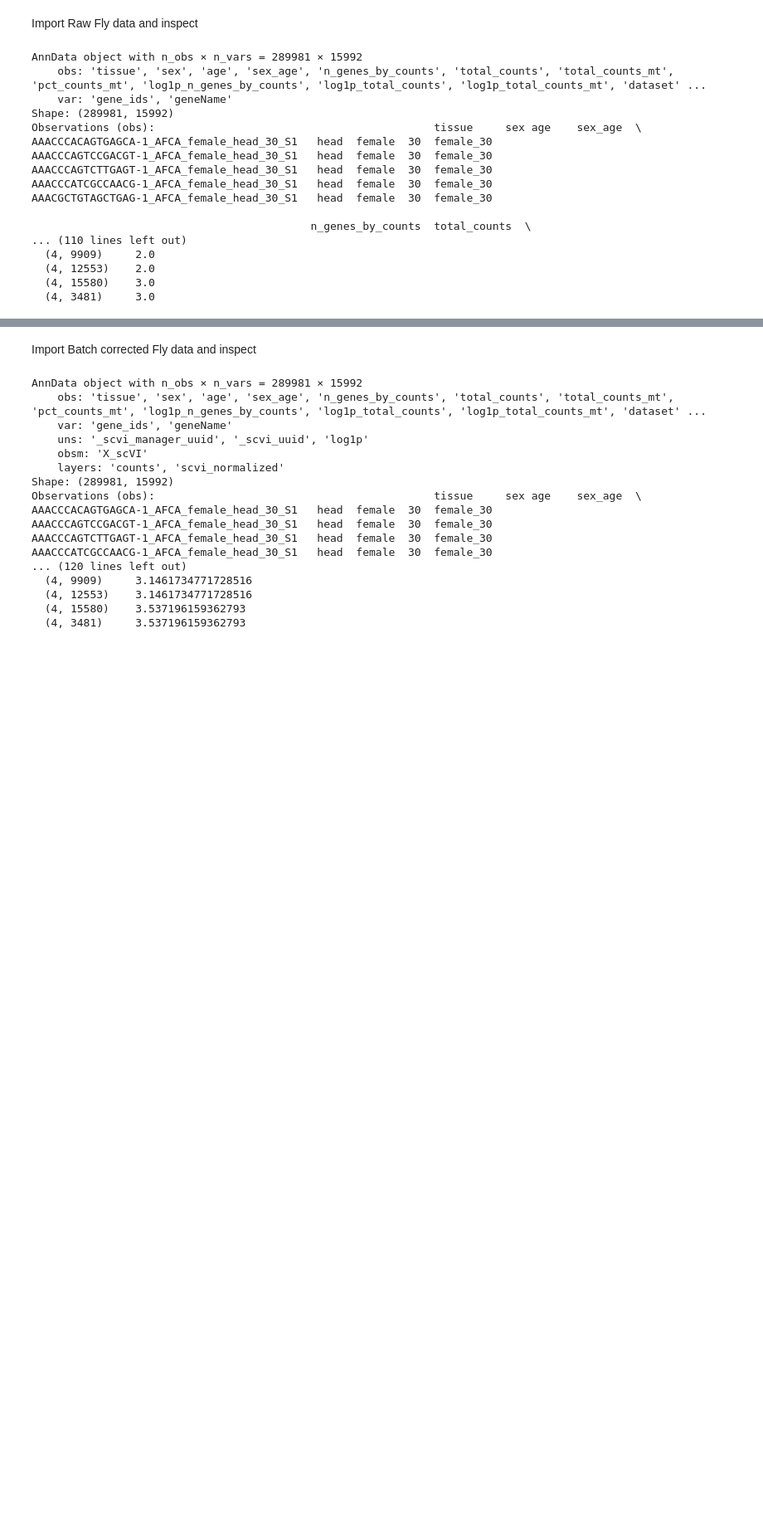
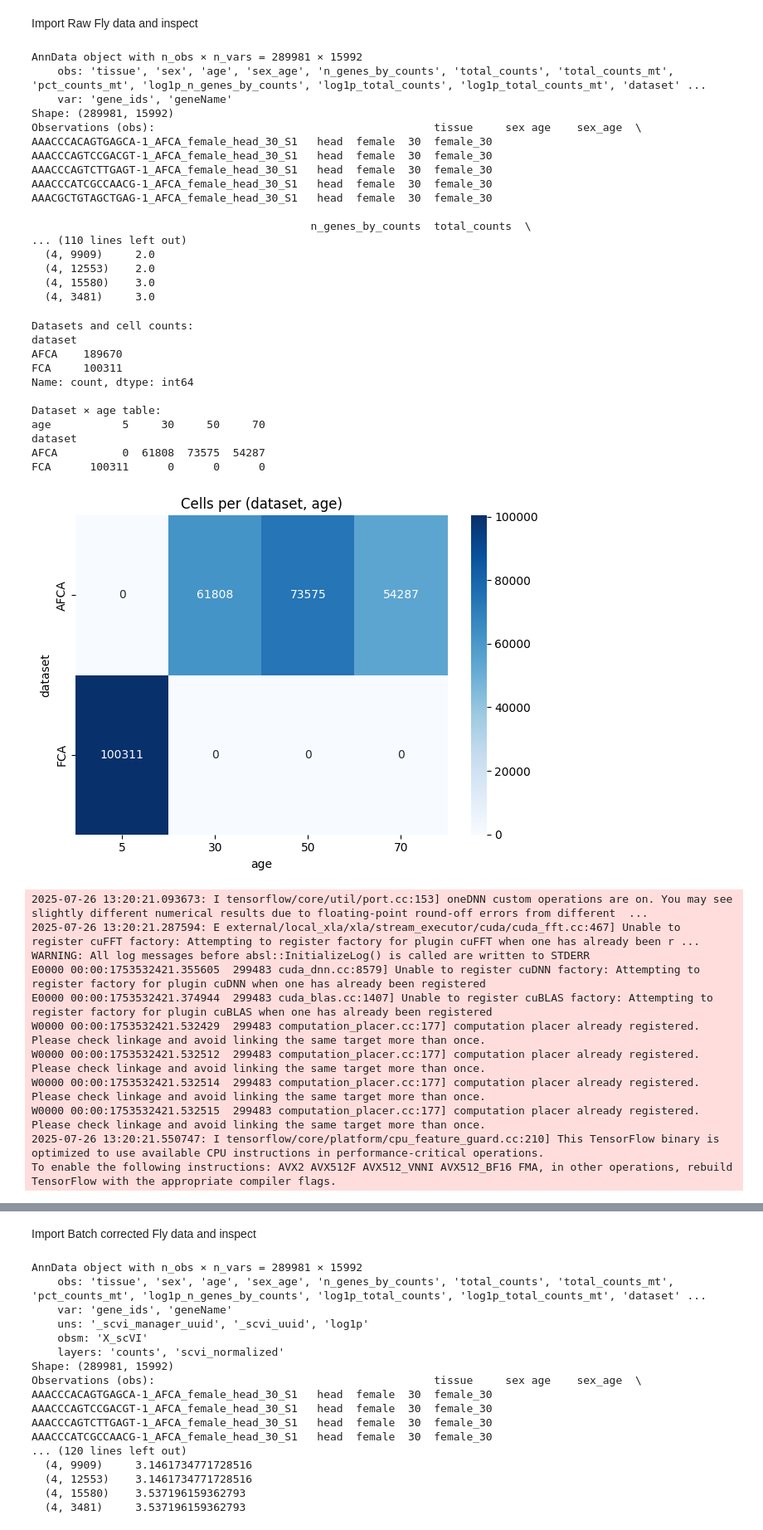
Before and after one commit to rsinghlab/TimeFlies, a Jupyter notebook: batch/anndata.ipynb, the cells around one changed output, grey strips where cells are left out. Shown at 83% size. Saved outputs shown, nothing was run; the diff lists cells and outputs as text; code cells hidden in the pictures; blank space fills up the shorter version.

```diff
--- a/batch/anndata.ipynb
+++ b/batch/anndata.ipynb
@@ -10,16 +14,16 @@ AnnData version: 0.12.1
 Import Raw Fly data and inspect
 # %%
 # Read in AnnData object (replace 'your_file.h5ad' with your file path)
-adata = ad.read_h5ad('fly_original.h5ad')
+ad = ad.read_h5ad('fly_original.h5ad')
 
 # View basic information about the AnnData object
-print(adata)
-print("Shape:", adata.shape)
-print("Observations (obs):", adata.obs.head())
-print("Variables (var):", adata.var.head())
+print(ad)
+print("Shape:", ad.shape)
+print("Observations (obs):", ad.obs.head())
+print("Variables (var):", ad.var.head())
 
 # Look at expression data
-print("Expression data (X):", adata.X[:5])  # Display first
+print("Expression data (X):", ad.X[:5])  # Display first
 # %% [output]
 AnnData object with n_obs × n_vars = 289981 × 15992
     obs: 'tissue', 'sex', 'age', 'sex_age', 'n_genes_by_counts', 'total_counts', 'total_counts_mt', 'pct_counts_mt', 'log1p_n_genes_by_counts', 'log1p_total_counts', 'log1p_total_counts_mt', 'dataset' ...
@@ -38,3 +42,50 @@ AAACGCTGTAGCTGAG-1_AFCA_female_head_30_S1   head  female  30  female_30
   (4, 12553)    2.0
   (4, 15580)    3.0
   (4, 3481)     3.0
+# %%
+# 1. Basic frequencies
+print("\nDatasets and cell counts:")
+print(ad.obs["dataset"].value_counts())
+
+# 2. Cross‑tab with age
+ct = pd.crosstab(ad.obs["dataset"], ad.obs["age"])
+print("\nDataset × age table:")
+print(ct)
+
+# Optional: visualise the crosstab
+sns.heatmap(ct, annot=True, fmt="d", cmap="Blues")
+plt.title("Cells per (dataset, age)")
+plt.tight_layout(); plt.show()
+
+# 3. UMAP coloured by dataset vs. age (on log‑CP10K)
+sc.pp.normalize_total(ad, target_sum=1e4)
+sc.pp.log1p(ad)
+sc.pp.pca(ad)
+sc.pp.neighbors(ad)
+sc.tl.umap(ad)
+
+sc.pl.umap(ad, color=["dataset", "age"], wspace=0.4)
+# %% [output]
+Datasets and cell counts:
+dataset
+AFCA    189670
+FCA     100311
+Name: count, dtype: int64
+
+Dataset × age table:
+age           5     30     50     70
+dataset
+AFCA          0  61808  73575  54287
+FCA      100311      0      0      0
+[figure, added]
+2025-07-26 13:20:21.093673: I tensorflow/core/util/port.cc:153] oneDNN custom operations are on. You may see slightly different numerical results due to floating-point round-off errors from different  ...
+2025-07-26 13:20:21.287594: E external/local_xla/xla/stream_executor/cuda/cuda_fft.cc:467] Unable to register cuFFT factory: Attempting to register factory for plugin cuFFT when one has already been r ...
+WARNING: All log messages before absl::InitializeLog() is called are written to STDERR
+E0000 00:00:1753532421.355605  299483 cuda_dnn.cc:8579] Unable to register cuDNN factory: Attempting to register factory for plugin cuDNN when one has already been registered
+E0000 00:00:1753532421.374944  299483 cuda_blas.cc:1407] Unable to register cuBLAS factory: Attempting to register factory for plugin cuBLAS when one has already been registered
+W0000 00:00:1753532421.532429  299483 computation_placer.cc:177] computation placer already registered. Please check linkage and avoid linking the same target more than once.
+W0000 00:00:1753532421.532512  299483 computation_placer.cc:177] computation placer already registered. Please check linkage and avoid linking the same target more than once.
+W0000 00:00:1753532421.532514  299483 computation_placer.cc:177] computation placer already registered. Please check linkage and avoid linking the same target more than once.
+W0000 00:00:1753532421.532515  299483 computation_placer.cc:177] computation placer already registered. Please check linkage and avoid linking the same target more than once.
+2025-07-26 13:20:21.550747: I tensorflow/core/platform/cpu_feature_guard.cc:210] This TensorFlow binary is optimized to use available CPU instructions in performance-critical operations.
+To enable the following instructions: AVX2 AVX512F AVX512_VNNI AVX512_BF16 FMA, in other operations, rebuild TensorFlow with the appropriate compiler flags.
```
Also changed, not shown: parts of 2 cells of this notebook, 10 other files.
